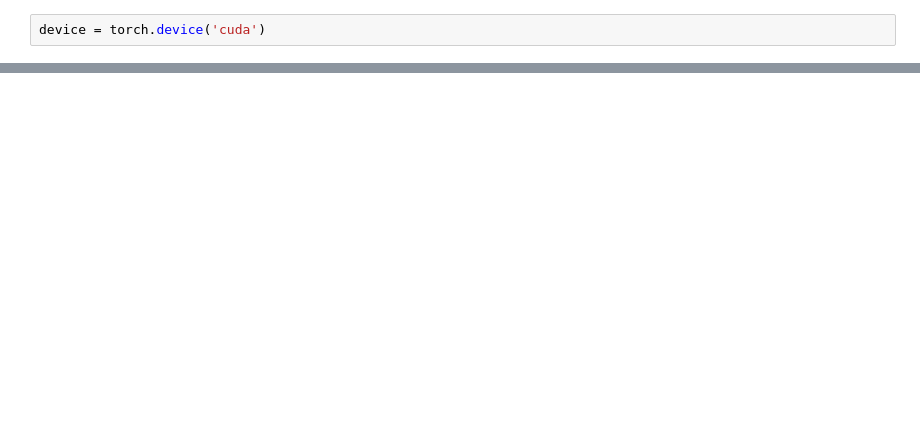
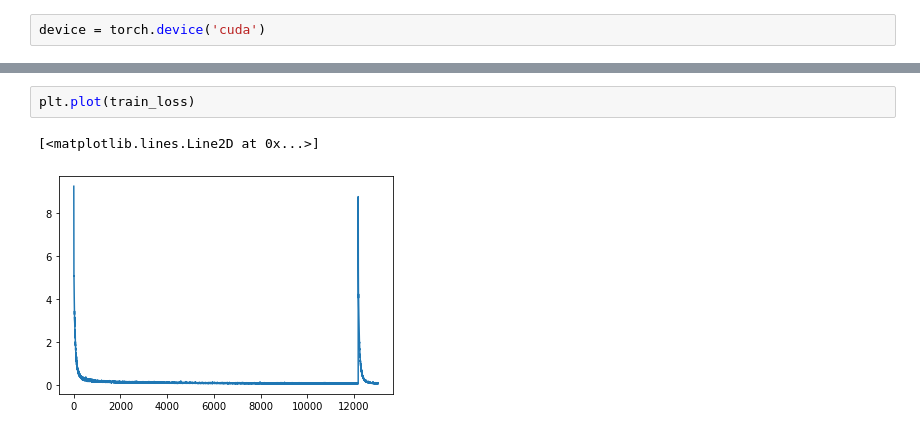
Before and after one commit to denilson020898/baseline_3d_pose, a Jupyter notebook: 04_train.ipynb, the cells around one changed output, grey strips where cells are left out. Cells and saved outputs as stored; diff of their text form; blank space fills up the shorter version.

```diff
--- a/04_train.ipynb
+++ b/04_train.ipynb
@@ -240,0 +164,5 @@ plt.show()
+# %%
+plt.plot(train_loss)
+# %% [output]
+[<matplotlib.lines.Line2D at 0x...>]
+[figure, added]
```
Also changed, not shown: parts of 24 cells of this notebook, 7 other files.
